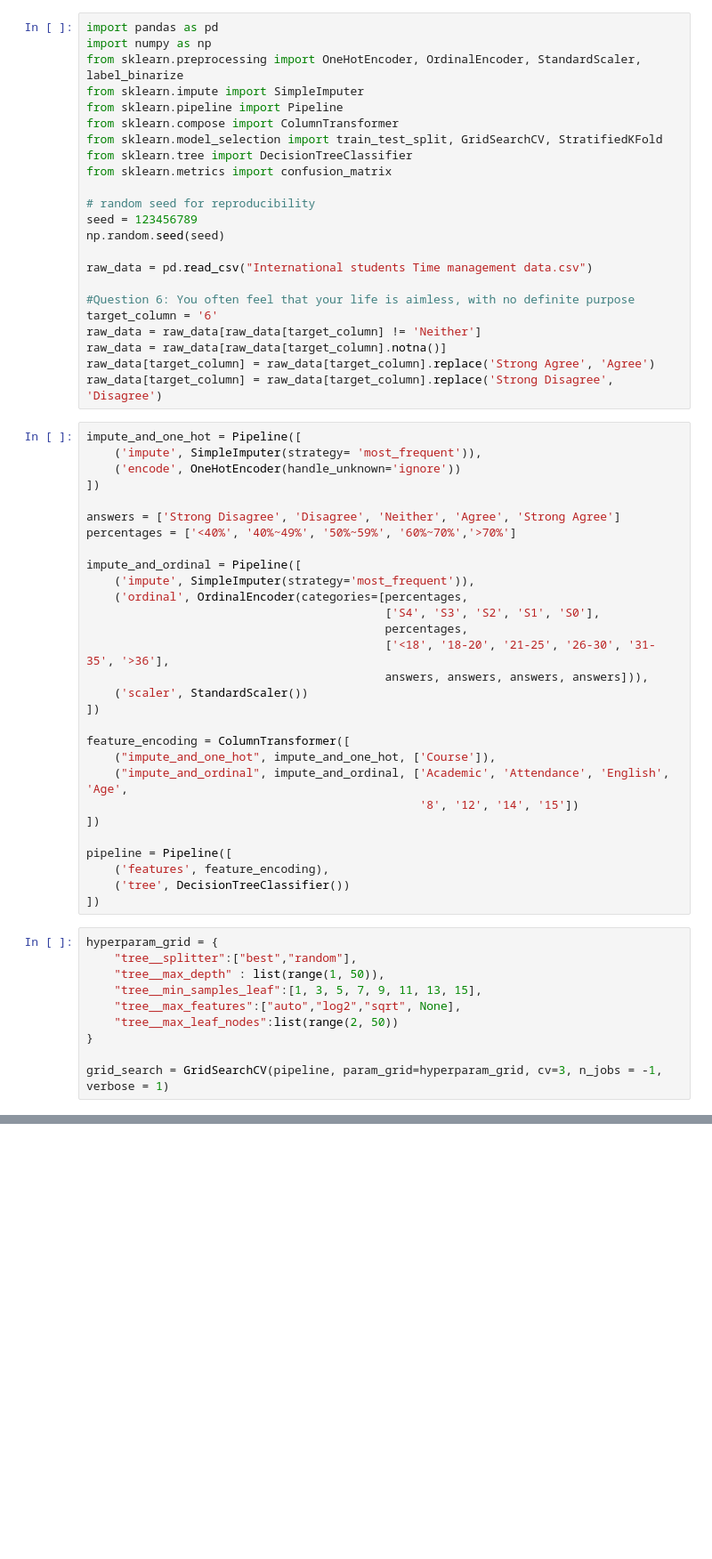
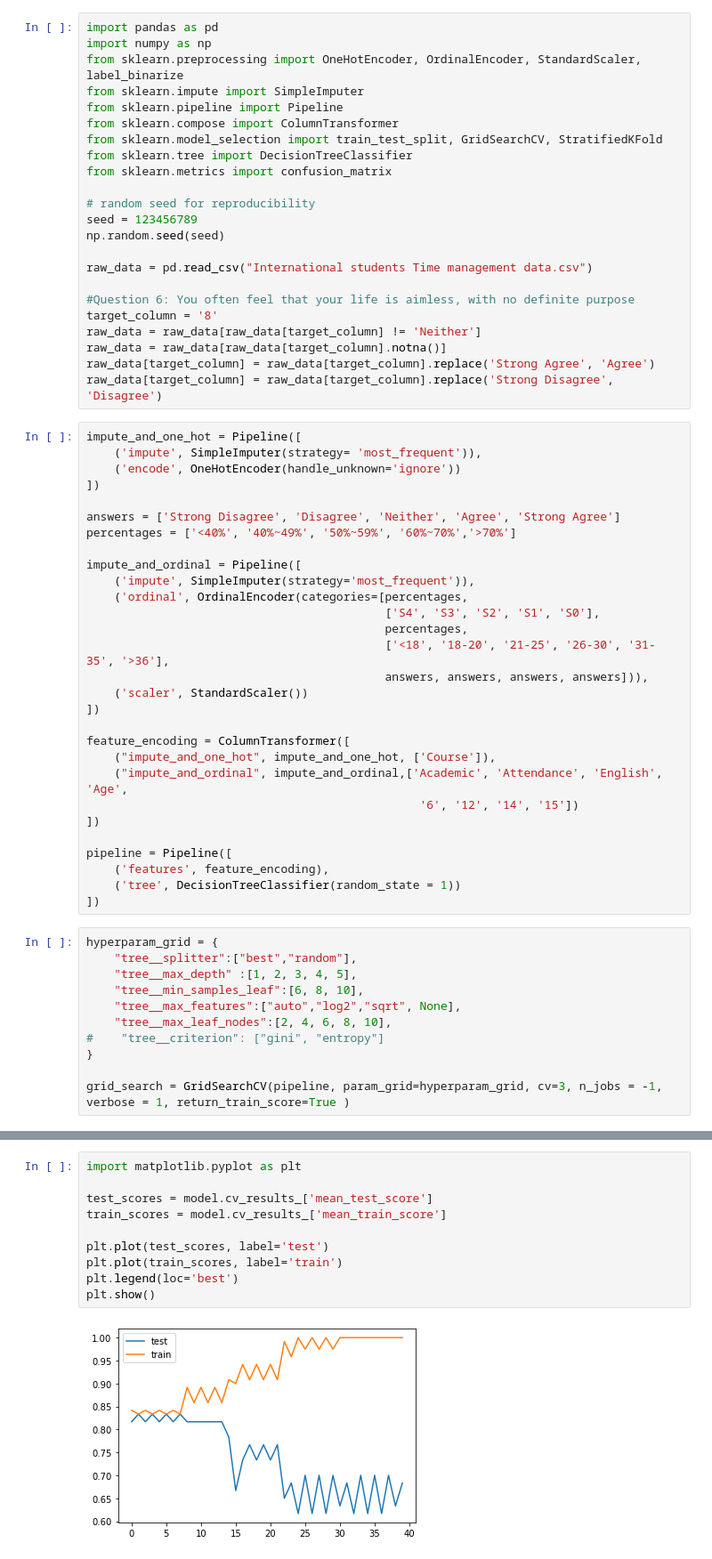
Before and after one commit to chaubeyniha/ML_Inspect, a Jupyter notebook: Psych_Pipeline/decisiontree-version.ipynb, the cells around one changed output, grey strips where cells are left out. Shown at 89% size. Drawn from its saved outputs; the diff is of its cells as text; blank space fills up the shorter version.

Commit message:
learning curve

```diff
--- a/Psych_Pipeline/decisiontree-version.ipynb
+++ b/Psych_Pipeline/decisiontree-version.ipynb
@@ -16,7 +16,7 @@ np.random.seed(seed)
 raw_data = pd.read_csv("International students Time management data.csv")
 
 #Question 6: You often feel that your life is aimless, with no definite purpose
-target_column = '6'
+target_column = '8'
 raw_data = raw_data[raw_data[target_column] != 'Neither']
 raw_data = raw_data[raw_data[target_column].notna()]
 raw_data[target_column] = raw_data[target_column].replace('Strong Agree', 'Agree')
@@ -42,24 +42,25 @@ impute_and_ordinal = Pipeline([
 
 feature_encoding = ColumnTransformer([
     ("impute_and_one_hot", impute_and_one_hot, ['Course']),
-    ("impute_and_ordinal", impute_and_ordinal, ['Academic', 'Attendance', 'English', 'Age',
-                                                '8', '12', '14', '15'])
+    ("impute_and_ordinal", impute_and_ordinal,['Academic', 'Attendance', 'English', 'Age',
+                                                '6', '12', '14', '15'])
 ])
 
 pipeline = Pipeline([
     ('features', feature_encoding),
-    ('tree', DecisionTreeClassifier())
+    ('tree', DecisionTreeClassifier(random_state = 1))
 ])
 # %%
 hyperparam_grid = {
     "tree__splitter":["best","random"],
-    "tree__max_depth" : list(range(1, 50)),
-    "tree__min_samples_leaf":[1, 3, 5, 7, 9, 11, 13, 15],
+    "tree__max_depth" :[1, 2, 3, 4, 5],
+    "tree__min_samples_leaf":[6, 8, 10],
     "tree__max_features":["auto","log2","sqrt", None],
-    "tree__max_leaf_nodes":list(range(2, 50))
+    "tree__max_leaf_nodes":[2, 4, 6, 8, 10],
+#    "tree__criterion": ["gini", "entropy"]
 }
 
-grid_search = GridSearchCV(pipeline, param_grid=hyperparam_grid, cv=3, n_jobs = -1, verbose = 1)
+grid_search = GridSearchCV(pipeline, param_grid=hyperparam_grid, cv=3, n_jobs = -1, verbose = 1, return_train_score=True )
 # %%
 X_train, X_test, y_train_raw, y_test_raw = \
   train_test_split(raw_data, raw_data[target_column], test_size=.3, random_state=seed)
@@ -78,0 +99,12 @@ confusion_matrix(y_test, model.predict(X_test))
+# %%
+import matplotlib.pyplot as plt
+
+test_scores = model.cv_results_['mean_test_score']
+train_scores = model.cv_results_['mean_train_score']
+
+plt.plot(test_scores, label='test')
+plt.plot(train_scores, label='train')
+plt.legend(loc='best')
+plt.show()
+# %% [output]
+[figure, added]
```
Also changed, not shown: parts of 10 cells of this notebook.
